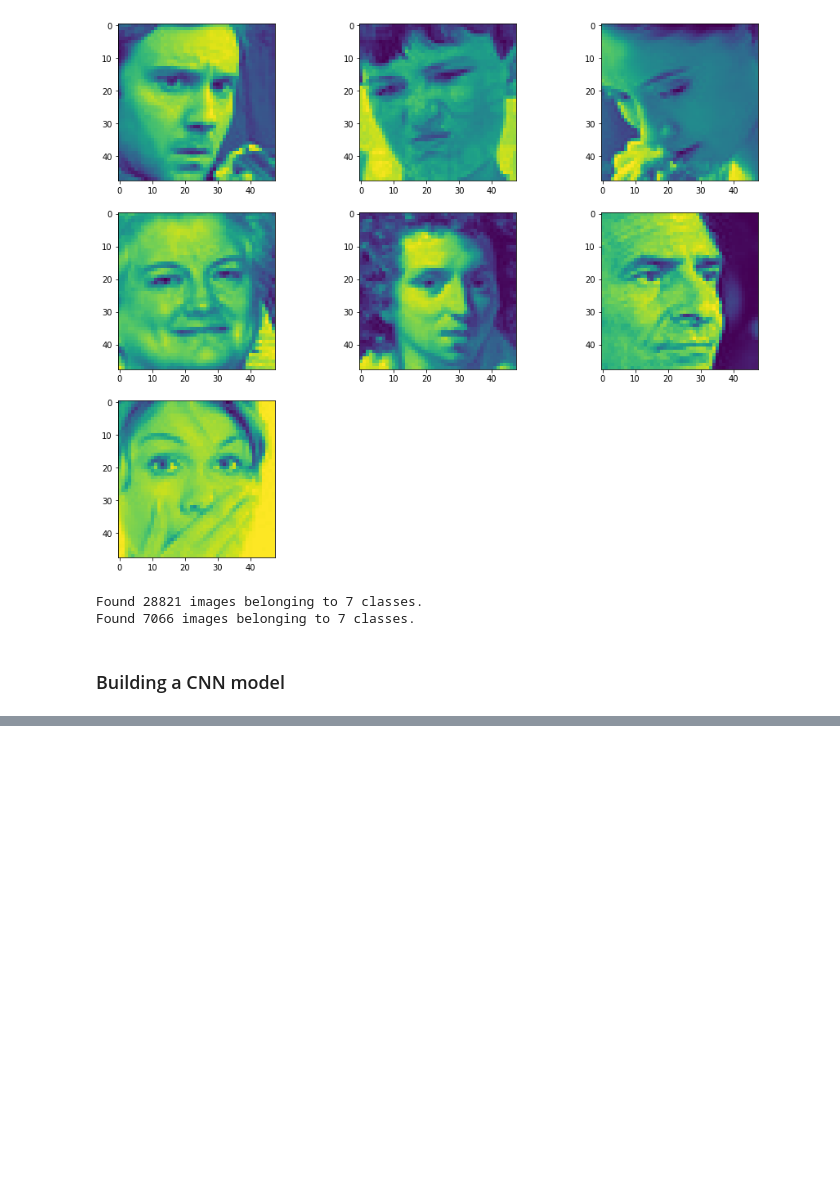
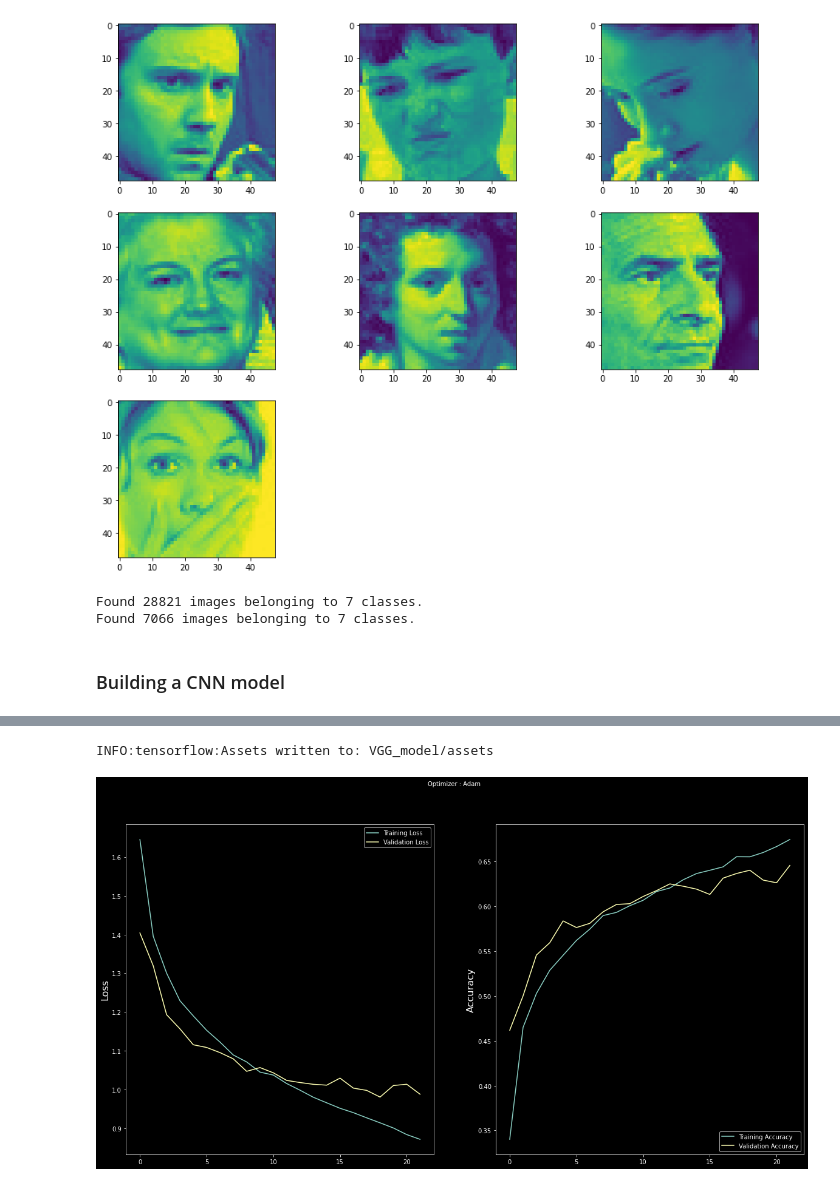
Before and after one commit to omajipawar/Face-Emotion-Recognition, a Jupyter notebook: Face_Emotion_Recognition_(Omaji_Pawar).ipynb, the cells around one changed output, grey strips where cells are left out. Cells and saved outputs as stored; diff of their text form; code cells hidden in the pictures; blank space fills up the shorter version.

Commit message:
VGG16 model training

```diff
--- a/Face_Emotion_Recognition_(Omaji_Pawar).ipynb
+++ b/Face_Emotion_Recognition_(Omaji_Pawar).ipynb
@@ -198,0 +256,3 @@ Epoch 5/5
+# %%
+#training and validation
+history = model50.fit(train_data1,validation_data=test_data1, epochs=40,batch_size=batch_size, callbacks=callbacks_list )
@@ -198,0 +277,25 @@ Epoch 5/5
+# %%
+#Saving the model
+model50.save('VGG_model')
+# %% [output]
+INFO:tensorflow:Assets written to: VGG_model/assets
+# %%
+#plotting graph to check accuracy and loss
+plt.style.use('dark_background')
+
+plt.figure(figsize=(20,10))
+plt.subplot(1, 2, 1)
+plt.suptitle('Optimizer : Adam', fontsize=10)
+plt.ylabel('Loss', fontsize=16)
+plt.plot(history.history['loss'], label='Training Loss')
+plt.plot(history.history['val_loss'], label='Validation Loss')
+plt.legend(loc='upper right')
+
+plt.subplot(1, 2, 2)
+plt.ylabel('Accuracy', fontsize=16)
+plt.plot(history.history['accuracy'], label='Training Accuracy')
+plt.plot(history.history['val_accuracy'], label='Validation Accuracy')
+plt.legend(loc='lower right')
+plt.show()
+# %% [output]
+[figure, added]
```
Also changed, not shown: parts of 10 cells of this notebook.
